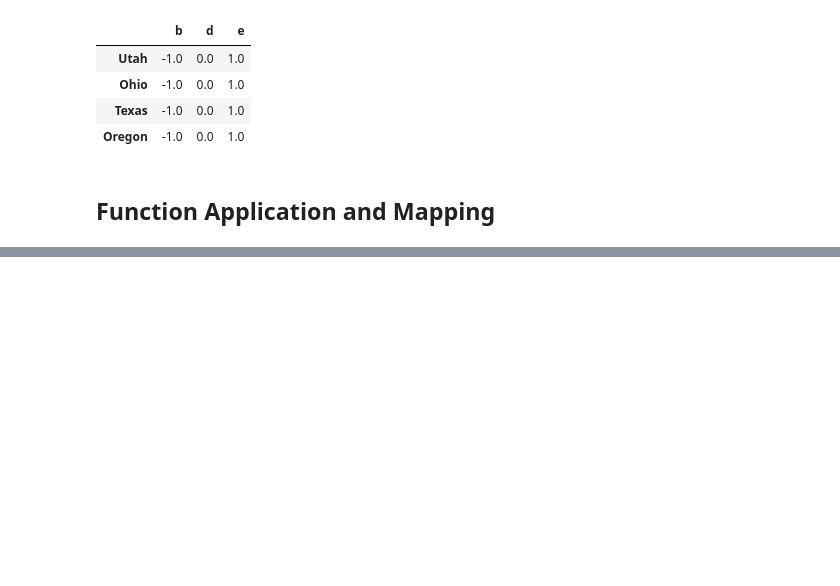
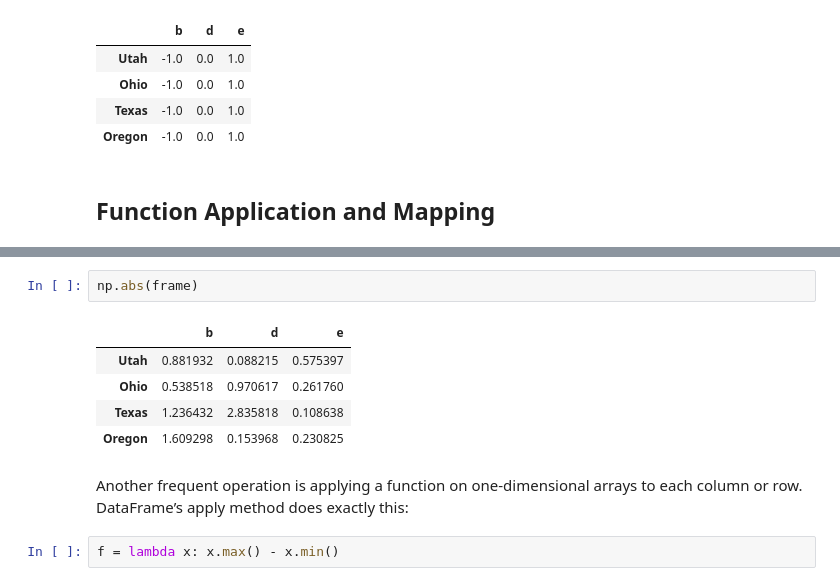
Before and after one commit to Zlisu/Notes, a Jupyter notebook: Python for Data Analysis/Ch 5, Pandas.ipynb, the cells around one changed output, grey strips where cells are left out. Drawn from its saved outputs; the diff is of its cells as text; blank space fills up the shorter version.

```diff
--- a/Python for Data Analysis/Ch 5, Pandas.ipynb
+++ b/Python for Data Analysis/Ch 5, Pandas.ipynb
@@ -1117,0 +1129,12 @@ frame.sub(series3, axis='index')
+# %%
+np.abs(frame)
+# %% [output]
+|  | b | d | e |
+| Utah | 0.881932 | 0.088215 | 0.575397 |
+| Ohio | 0.538518 | 0.970617 | 0.261760 |
+| Texas | 1.236432 | 2.835818 | 0.108638 |
+| Oregon | 1.609298 | 0.153968 | 0.230825 |
+# %% [markdown]
+Another frequent operation is applying a function on one-dimensional arrays to each column or row. DataFrame’s apply method does exactly this:
+# %%
+f = lambda x: x.max() - x.min()
```
Also changed, not shown: parts of 38 cells of this notebook.
